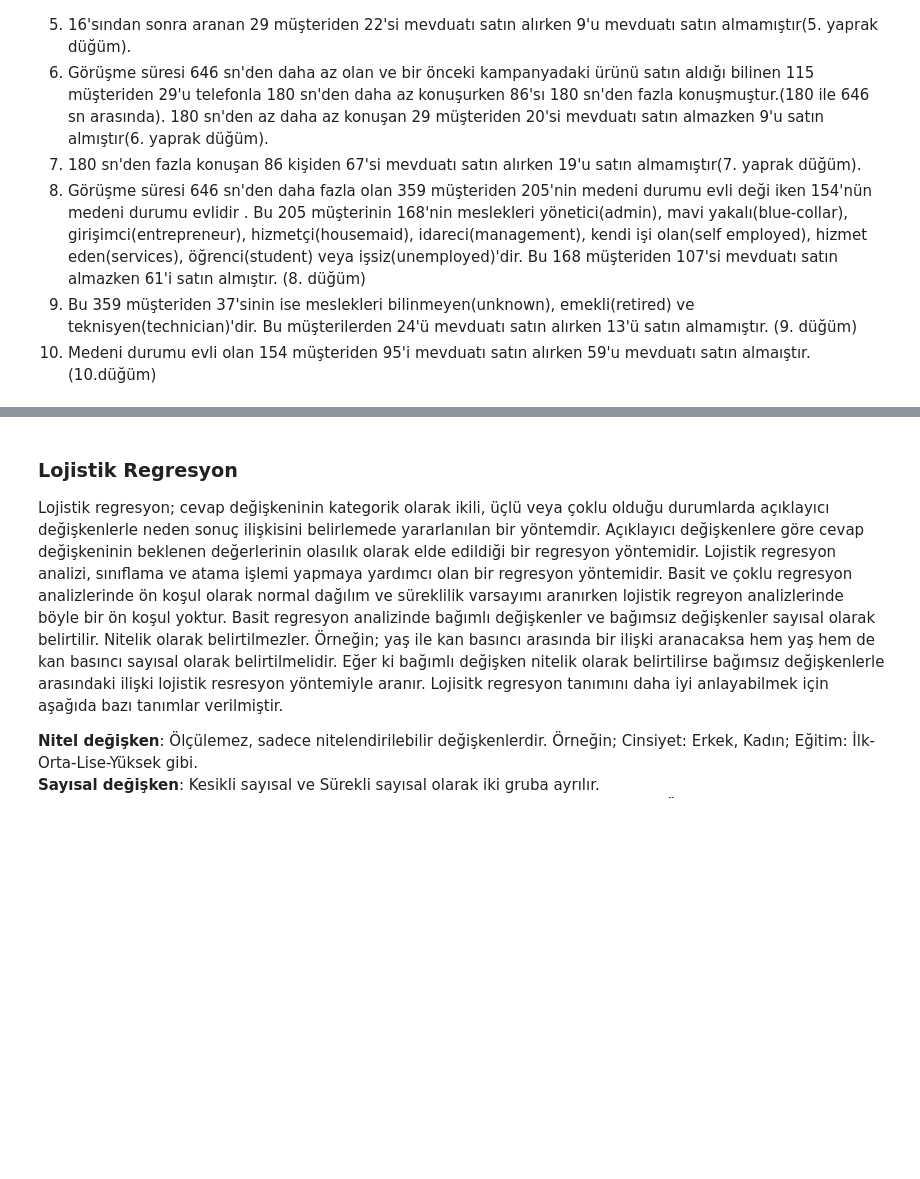
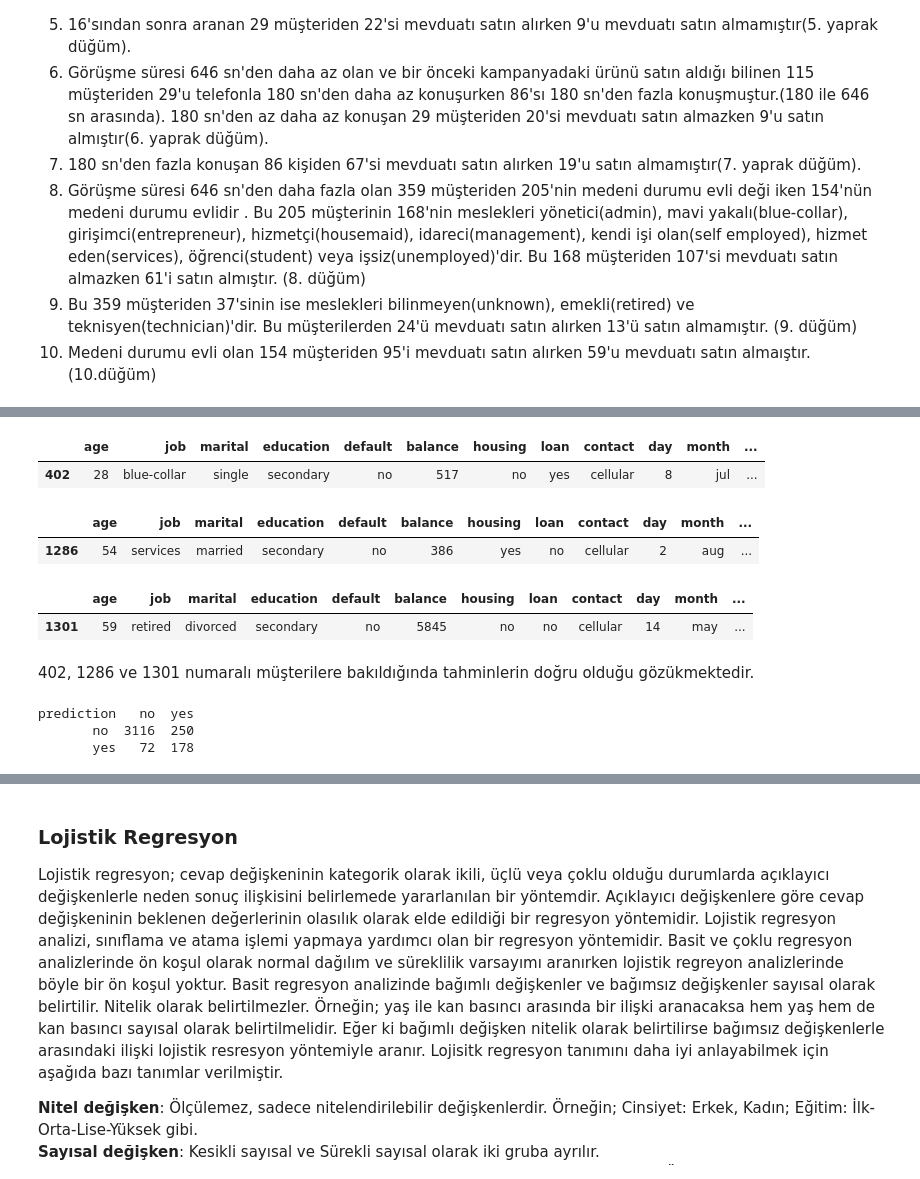
Before and after one commit to uygunel/eu1, a Jupyter notebook: TEMPLATE.ipynb, the cells around one changed output, grey strips where cells are left out. Cells and saved outputs as stored; diff of their text form; code cells hidden in the pictures; blank space fills up the shorter version.

```diff
--- a/TEMPLATE.ipynb
+++ b/TEMPLATE.ipynb
@@ -149,0 +215,21 @@ Parametrelerin kullanımı;
+# %%
+df<- data.frame(data)
+df[402,]
+df[1286,]
+df[1301,]
+# %% [output]
+|  | age | job | marital | education | default | balance | housing | loan | contact | day | month | ... |
+| 402 | 28 | blue-collar | single | secondary | no | 517 | no | yes | cellular | 8 | jul | ... |
+|  | age | job | marital | education | default | balance | housing | loan | contact | day | month | ... |
+| 1286 | 54 | services | married | secondary | no | 386 | yes | no | cellular | 2 | aug | ... |
+|  | age | job | marital | education | default | balance | housing | loan | contact | day | month | ... |
+| 1301 | 59 | retired | divorced | secondary | no | 5845 | no | no | cellular | 14 | may | ... |
+# %% [markdown]
+402, 1286 ve 1301 numaralı müşterilere bakıldığında tahminlerin doğru olduğu gözükmektedir.
+# %%
+confusion.matrix <- table(prediction, training$y)
+confusion.matrix
+# %% [output]
+prediction   no  yes
+       no  3116  250
+       yes   72  178
```
Also changed, not shown: parts of 10 cells of this notebook.
